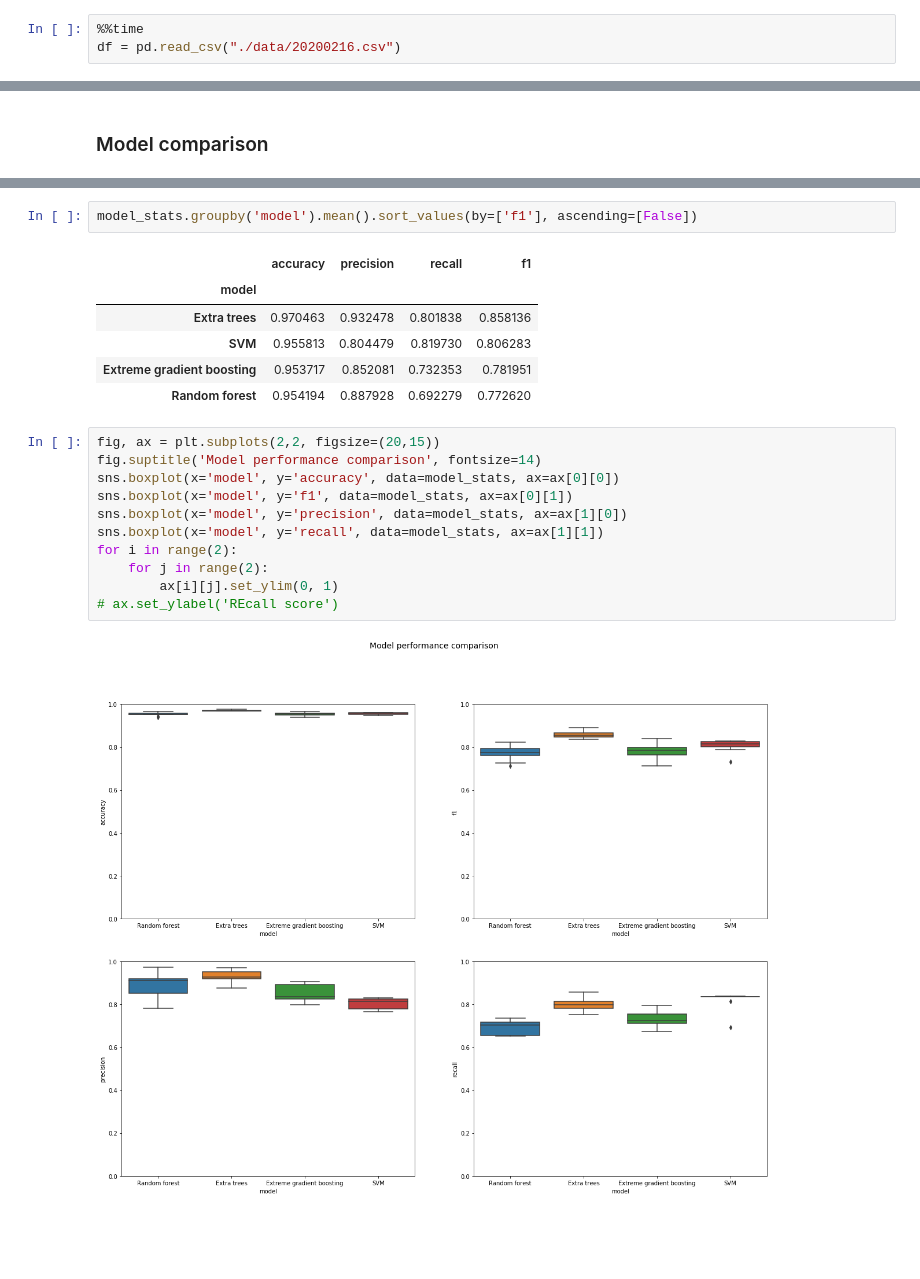
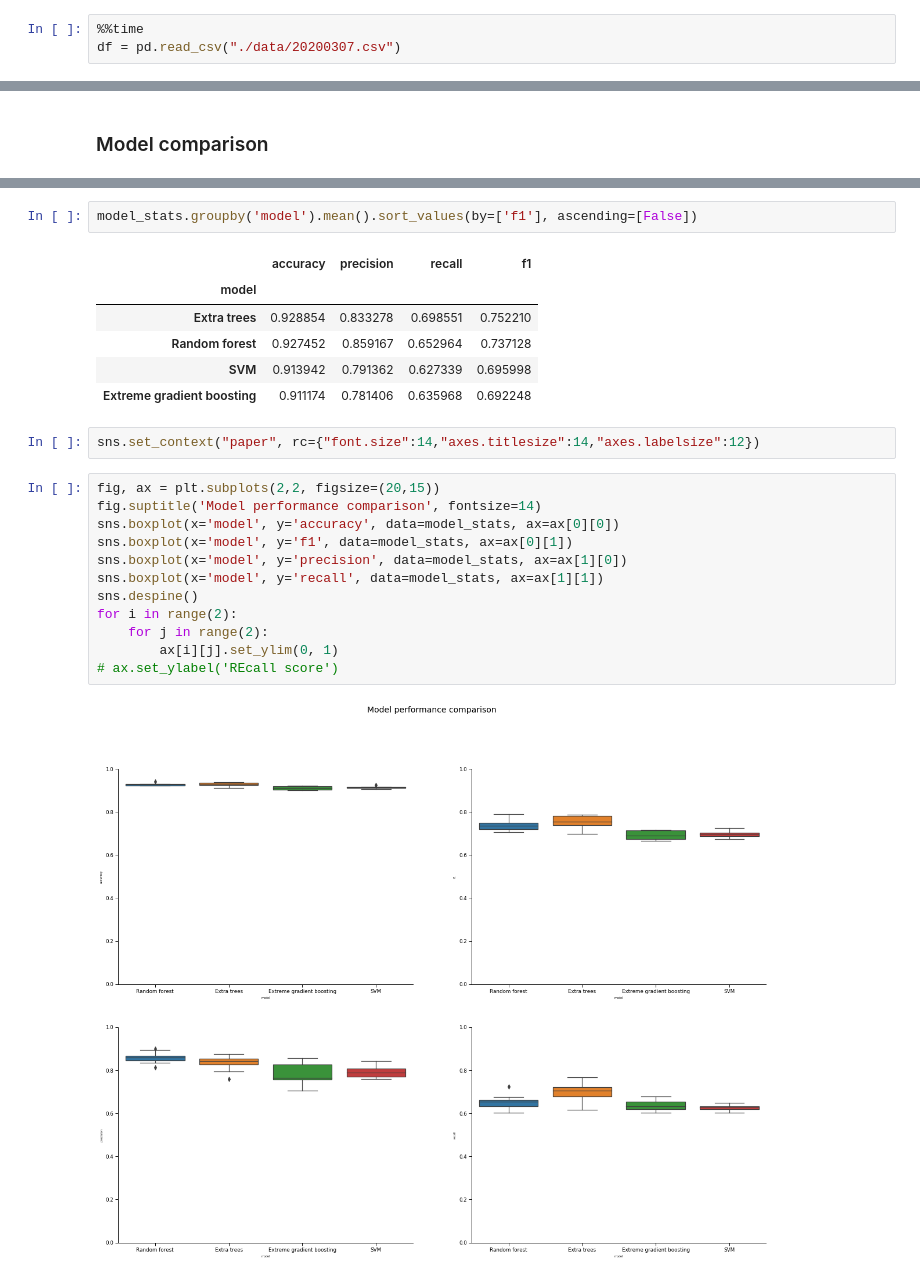
Before and after one commit to Young1906/ica_paper, a Jupyter notebook: Modelling.ipynb, the cells around one changed output, grey strips where cells are left out. Cells and saved outputs as stored; diff of their text form; blank space fills up the shorter version.

```diff
--- a/Modelling.ipynb
+++ b/Modelling.ipynb
@@ -60,5 +46,5 @@ df.to_csv("./data/20200216.csv", index=False)
 ### Load a single csv file
 # %%
 %%time
-df = pd.read_csv("./data/20200216.csv")
+df = pd.read_csv("./data/20200307.csv")
 # %% [output]
@@ -152,20 +134,23 @@ model_stats.groupby('model').mean().sort_values(by=['f1'], ascending=[False])
 # %% [output]
 |  | accuracy | precision | recall | f1 |
 | model |  |  |  |  |
-| Extra trees | 0.970463 | 0.932478 | 0.801838 | 0.858136 |
-| SVM | 0.955813 | 0.804479 | 0.819730 | 0.806283 |
-| Extreme gradient boosting | 0.953717 | 0.852081 | 0.732353 | 0.781951 |
-| Random forest | 0.954194 | 0.887928 | 0.692279 | 0.772620 |
+| Extra trees | 0.928854 | 0.833278 | 0.698551 | 0.752210 |
+| Random forest | 0.927452 | 0.859167 | 0.652964 | 0.737128 |
+| SVM | 0.913942 | 0.791362 | 0.627339 | 0.695998 |
+| Extreme gradient boosting | 0.911174 | 0.781406 | 0.635968 | 0.692248 |
+# %%
+sns.set_context("paper", rc={"font.size":14,"axes.titlesize":14,"axes.labelsize":12})
 # %%
 fig, ax = plt.subplots(2,2, figsize=(20,15))
 fig.suptitle('Model performance comparison', fontsize=14)
 sns.boxplot(x='model', y='accuracy', data=model_stats, ax=ax[0][0])
 sns.boxplot(x='model', y='f1', data=model_stats, ax=ax[0][1])
 sns.boxplot(x='model', y='precision', data=model_stats, ax=ax[1][0])
 sns.boxplot(x='model', y='recall', data=model_stats, ax=ax[1][1])
+sns.despine()
 for i in range(2):
     for j in range(2):
         ax[i][j].set_ylim(0, 1)
 # ax.set_ylabel('REcall score')
 # %% [output]
-[figure, old version]
+[figure, new version]
```
Also changed, not shown: parts of 9 cells of this notebook, 4 other files.
